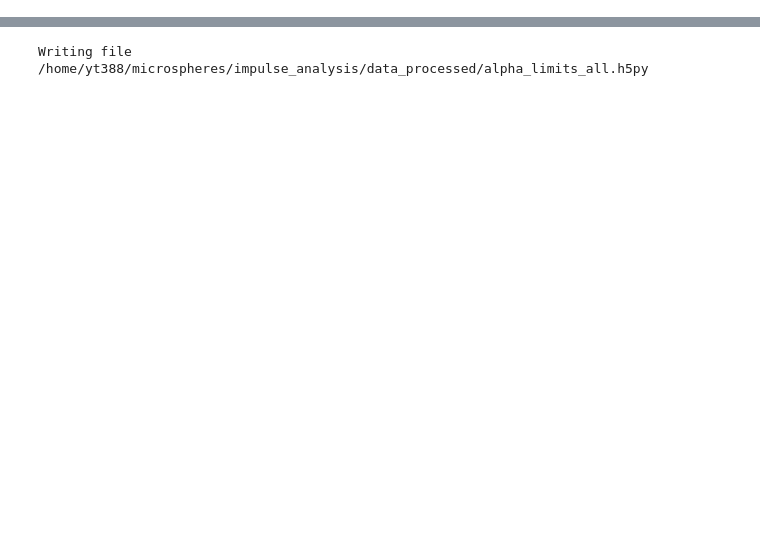
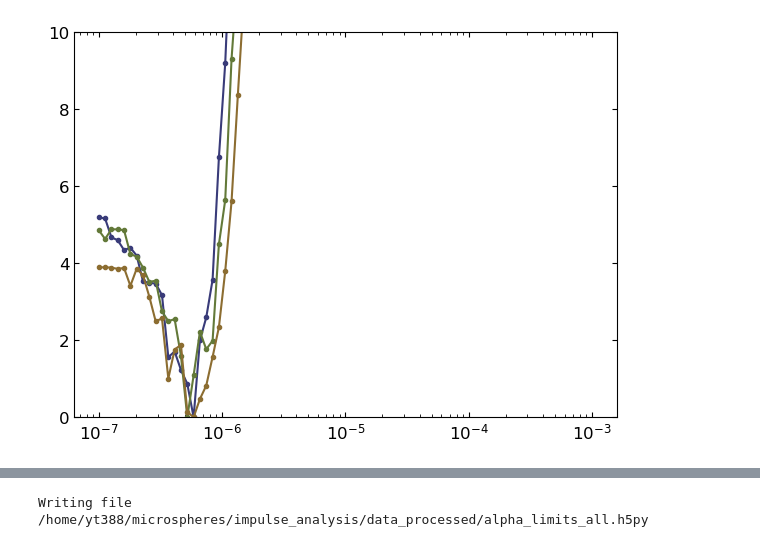
Before and after one commit to yuhants/dm_nanospheres, a Jupyter notebook: analysis_notebooks/sphere_20250103_dm_analysis.ipynb, the cells around one changed output, grey strips where cells are left out. Drawn from its saved outputs; the diff is of its cells as text; code cells hidden in the pictures; blank space fills up the shorter version.

```diff
--- a/analysis_notebooks/sphere_20250103_dm_analysis.ipynb
+++ b/analysis_notebooks/sphere_20250103_dm_analysis.ipynb
@@ -346,0 +403,17 @@ def get_alpha_limits(mphi, list_idx=0):
+# %%
+from scipy.signal import find_peaks, medfilt
+
+mx_list, alpha_upper, alpha_list, nlls = lim_0_01ev_coarse
+
+for i in range(40, 43):
+    _nll = nlls[i][~np.isnan(nlls[i])]
+    _alpha = alpha_list[~np.isnan(nlls[i])]
+
+    # _nll = medfilt(_nll, 3)
+    delta_nll = _nll - np.min(_nll)
+    plt.plot(_alpha, delta_nll, '.-')
+
+plt.ylim(0, 10)
+plt.xscale('log')
+# %% [output]
+[figure, added]
```
Also changed, not shown: parts of 15 cells of this notebook, 17 other files.
